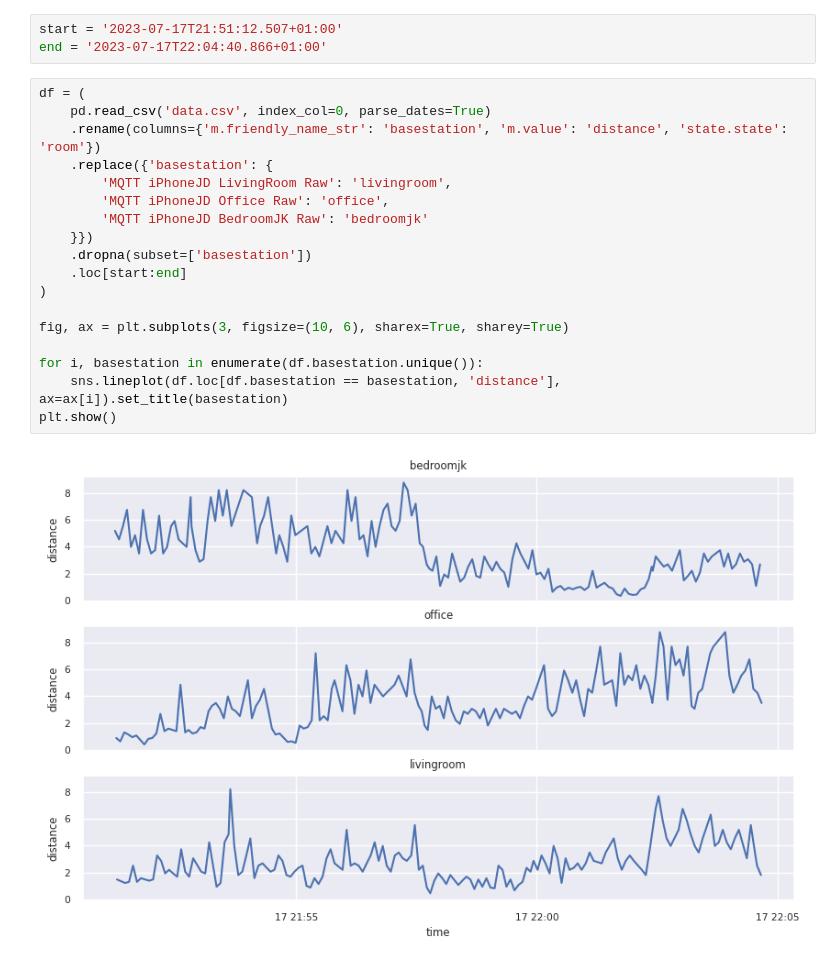
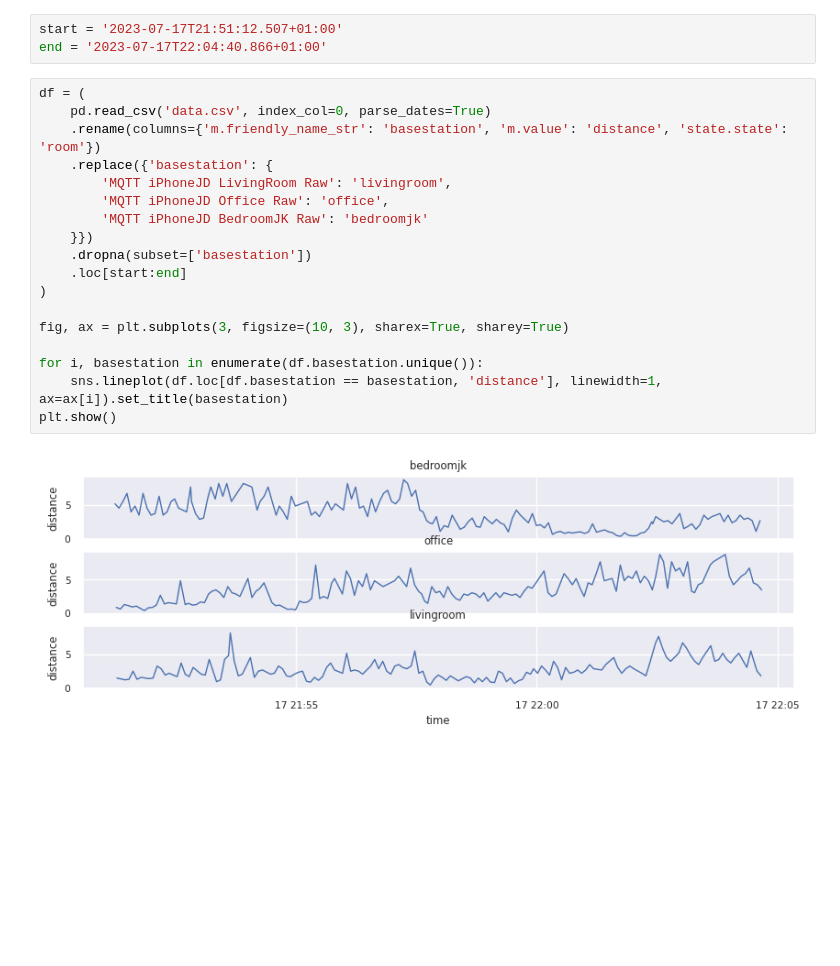
Before and after one commit to justin4480/ESPresense-ml, a Jupyter notebook: espresense-ml.ipynb, the cells around one changed output. Drawn from its saved outputs; the diff is of its cells as text; blank space fills up the shorter version.

```diff
--- a/espresense-ml.ipynb
+++ b/espresense-ml.ipynb
@@ -15,23 +15,23 @@ end = '2023-07-17T22:04:40.866+01:00'
 # %%
 df = (
     pd.read_csv('data.csv', index_col=0, parse_dates=True)
     .rename(columns={'m.friendly_name_str': 'basestation', 'm.value': 'distance', 'state.state': 'room'})
     .replace({'basestation': {
         'MQTT iPhoneJD LivingRoom Raw': 'livingroom',
         'MQTT iPhoneJD Office Raw': 'office',
         'MQTT iPhoneJD BedroomJK Raw': 'bedroomjk'
     }})
     .dropna(subset=['basestation'])
     .loc[start:end]
 )
 
-fig, ax = plt.subplots(3, figsize=(10, 6), sharex=True, sharey=True)
+fig, ax = plt.subplots(3, figsize=(10, 3), sharex=True, sharey=True)
 
 for i, basestation in enumerate(df.basestation.unique()):
-    sns.lineplot(df.loc[df.basestation == basestation, 'distance'], ax=ax[i]).set_title(basestation)
+    sns.lineplot(df.loc[df.basestation == basestation, 'distance'], linewidth=1, ax=ax[i]).set_title(basestation)
 plt.show()
 # %% [output]
-[figure, old version]
+[figure, new version]
 # %%
 df = (
     pd.read_csv('data.csv')
```
Also changed, not shown: parts of 13 cells of this notebook.
